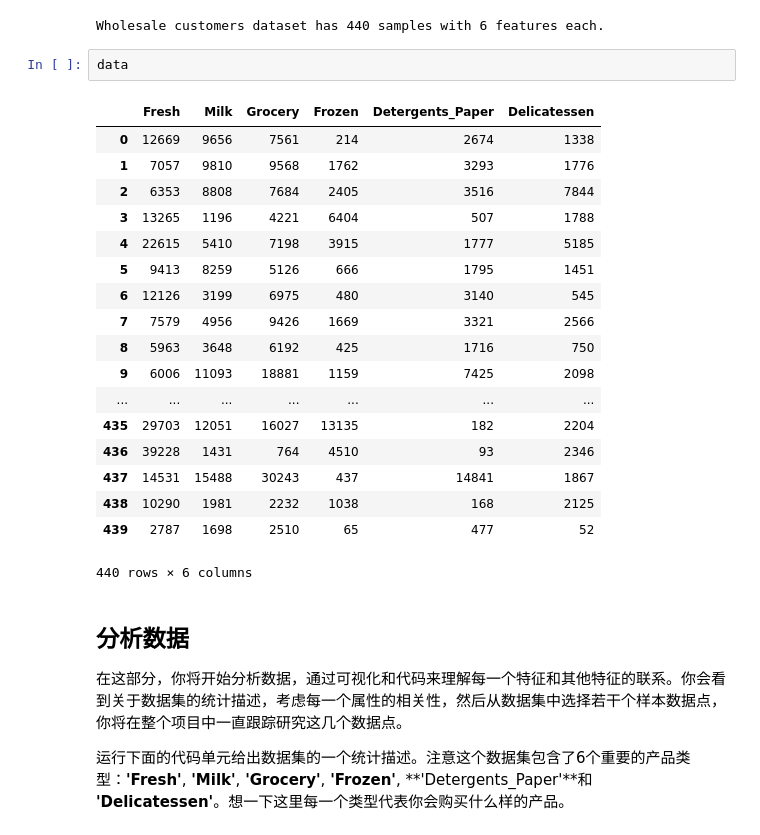
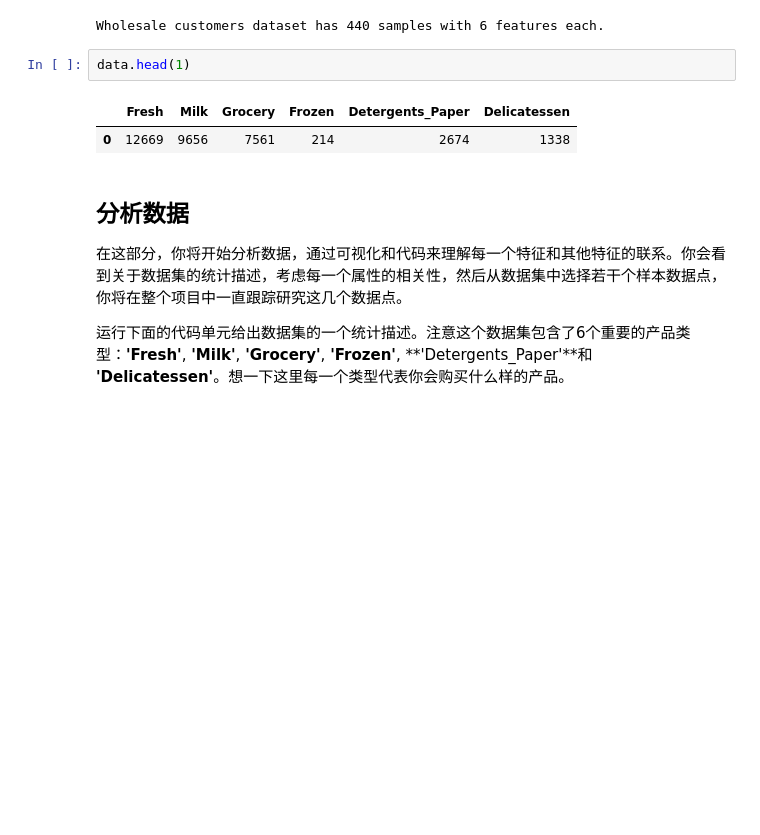
Before and after one commit to jesnssmith/custom_cluster, a Jupyter notebook: customer_segments.ipynb, the cells around one changed output. Drawn from its saved outputs; the diff is of its cells as text; blank space fills up the shorter version.

```diff
--- a/customer_segments.ipynb
+++ b/customer_segments.ipynb
@@ -43,26 +36,10 @@ except:
 # %% [output]
 Wholesale customers dataset has 440 samples with 6 features each.
 # %%
-data
+data.head(1)
 # %% [output]
 |  | Fresh | Milk | Grocery | Frozen | Detergents_Paper | Delicatessen |
 | 0 | 12669 | 9656 | 7561 | 214 | 2674 | 1338 |
-| 1 | 7057 | 9810 | 9568 | 1762 | 3293 | 1776 |
-| 2 | 6353 | 8808 | 7684 | 2405 | 3516 | 7844 |
-| 3 | 13265 | 1196 | 4221 | 6404 | 507 | 1788 |
-| 4 | 22615 | 5410 | 7198 | 3915 | 1777 | 5185 |
-| 5 | 9413 | 8259 | 5126 | 666 | 1795 | 1451 |
-| 6 | 12126 | 3199 | 6975 | 480 | 3140 | 545 |
-| 7 | 7579 | 4956 | 9426 | 1669 | 3321 | 2566 |
-| 8 | 5963 | 3648 | 6192 | 425 | 1716 | 750 |
-| 9 | 6006 | 11093 | 18881 | 1159 | 7425 | 2098 |
-| ... | ... | ... | ... | ... | ... | ... |
-| 435 | 29703 | 12051 | 16027 | 13135 | 182 | 2204 |
-| 436 | 39228 | 1431 | 764 | 4510 | 93 | 2346 |
-| 437 | 14531 | 15488 | 30243 | 437 | 14841 | 1867 |
-| 438 | 10290 | 1981 | 2232 | 1038 | 168 | 2125 |
-| 439 | 2787 | 1698 | 2510 | 65 | 477 | 52 |
-440 rows × 6 columns
 # %% [markdown]
 ## 分析数据
 在这部分，你将开始分析数据，通过可视化和代码来理解每一个特征和其他特征的联系。你会看到关于数据集的统计描述，考虑每一个属性的相关性，然后从数据集中选择若干个样本数据点，你将在整个项目中一直跟踪研究这几个数据点。
```
Also changed, not shown: parts of 44 cells of this notebook, 1 other file.
